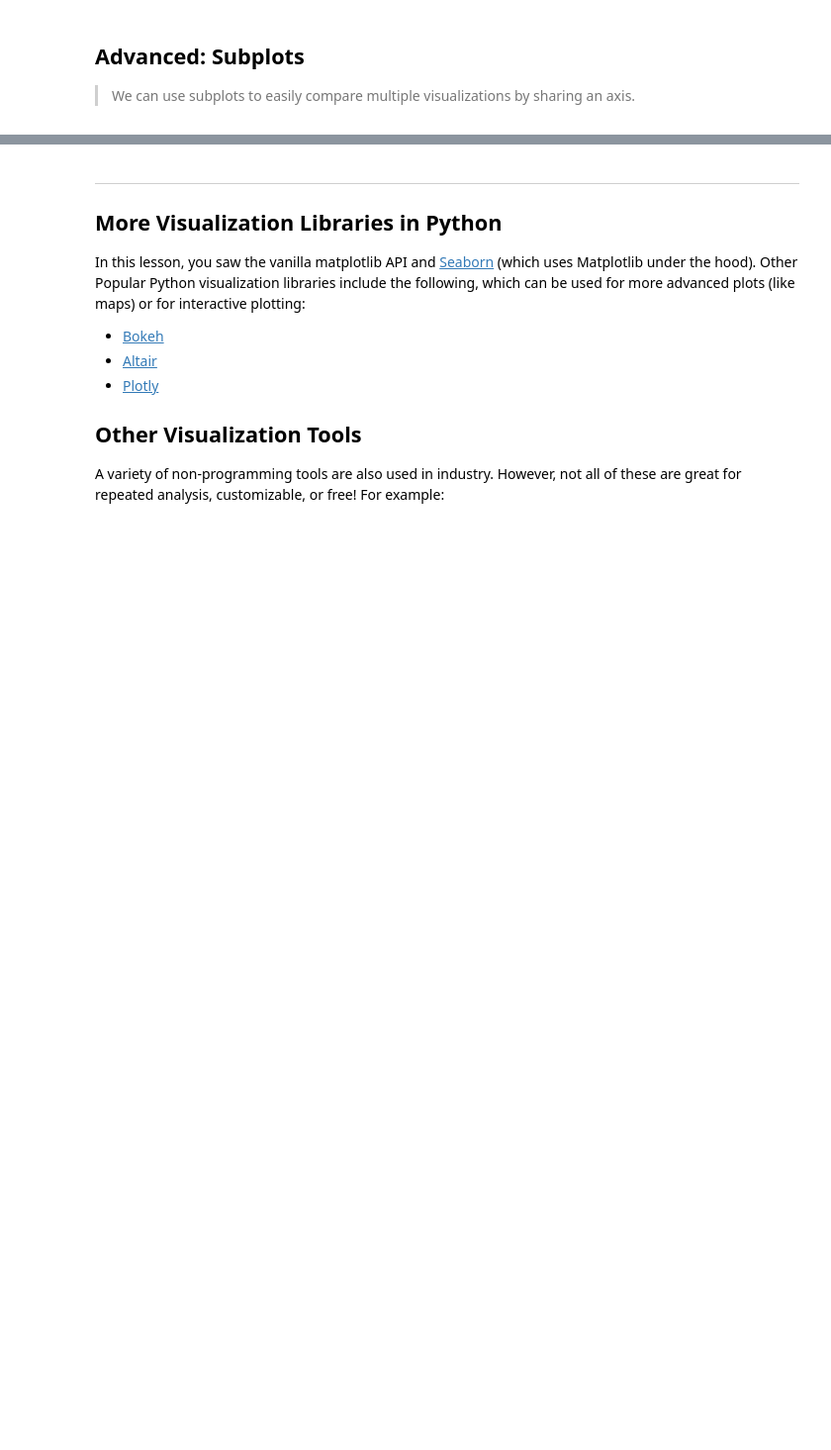
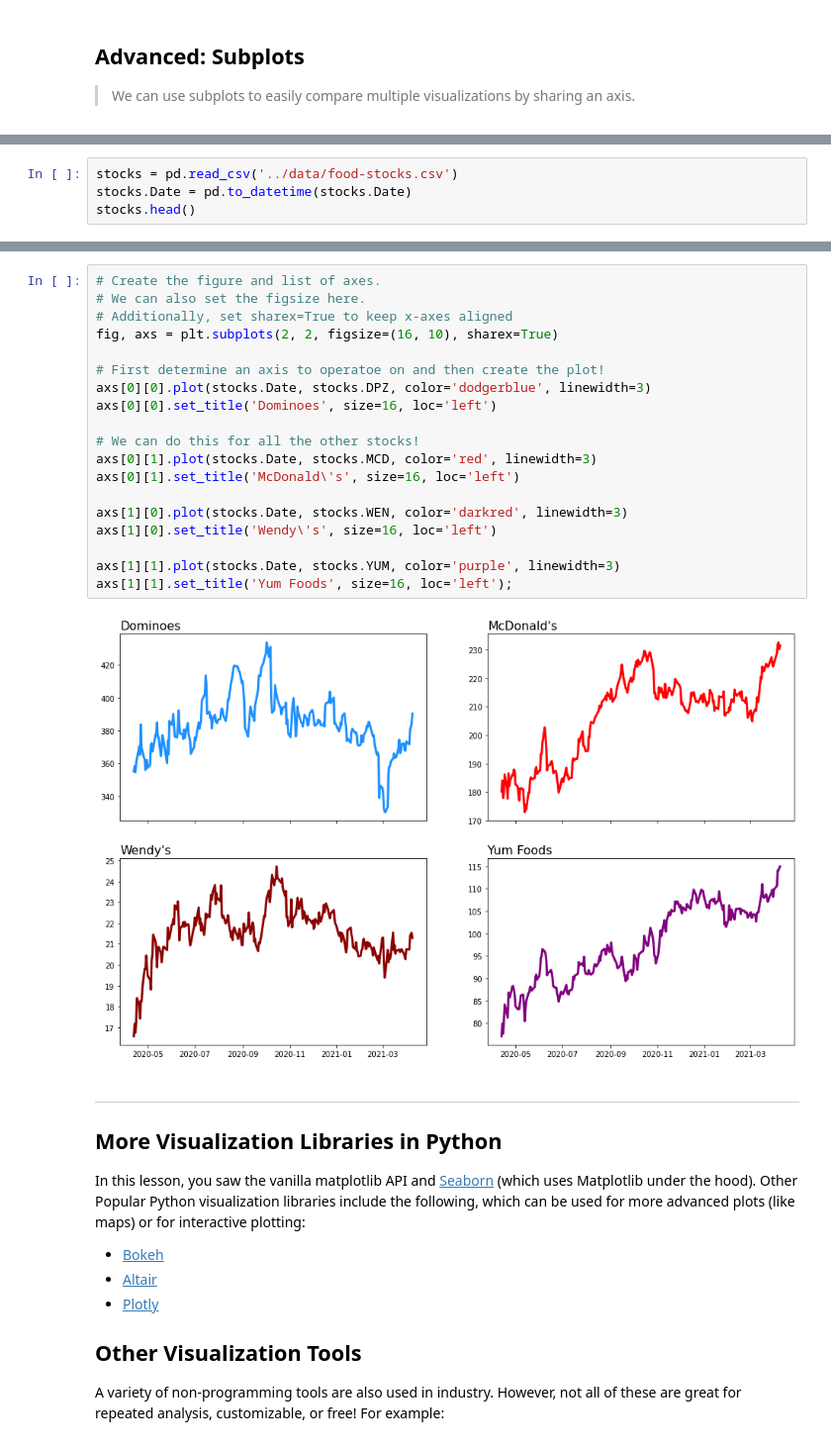
Before and after one commit to ga-curriculum/lesson-data-visualization, a Jupyter notebook: solution-code/solution-code.ipynb, the cells around one changed output, grey strips where cells are left out. Shown at 99% size. Saved outputs shown, nothing was run; the diff lists cells and outputs as text; blank space fills up the shorter version.

```diff
--- a/solution-code/solution-code.ipynb
+++ b/solution-code/solution-code.ipynb
@@ -233,0 +205,4 @@ plt.tight_layout(); # adds more space
+# %%
+stocks = pd.read_csv('../data/food-stocks.csv')
+stocks.Date = pd.to_datetime(stocks.Date)
+stocks.head()
@@ -234,3 +216,24 @@ plt.tight_layout(); # adds more space
+# %%
+# Create the figure and list of axes.
+# We can also set the figsize here.
+# Additionally, set sharex=True to keep x-axes aligned
+fig, axs = plt.subplots(2, 2, figsize=(16, 10), sharex=True)
+
+# First determine an axis to operatoe on and then create the plot!
+axs[0][0].plot(stocks.Date, stocks.DPZ, color='dodgerblue', linewidth=3)
+axs[0][0].set_title('Dominoes', size=16, loc='left')
+
+# We can do this for all the other stocks!
+axs[0][1].plot(stocks.Date, stocks.MCD, color='red', linewidth=3)
+axs[0][1].set_title('McDonald\'s', size=16, loc='left')
+
+axs[1][0].plot(stocks.Date, stocks.WEN, color='darkred', linewidth=3)
+axs[1][0].set_title('Wendy\'s', size=16, loc='left')
+
+axs[1][1].plot(stocks.Date, stocks.YUM, color='purple', linewidth=3)
+axs[1][1].set_title('Yum Foods', size=16, loc='left');
+# %% [output]
+[figure, added]
 # %% [markdown]
 ---
 
```
Also changed, not shown: parts of 7 cells of this notebook, 2 other files.
